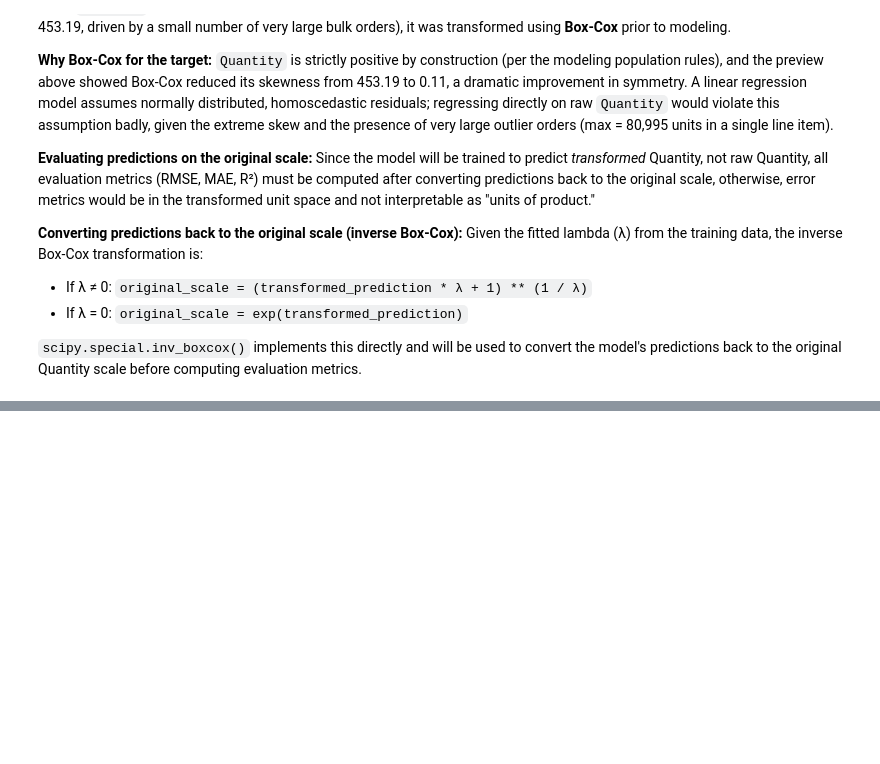
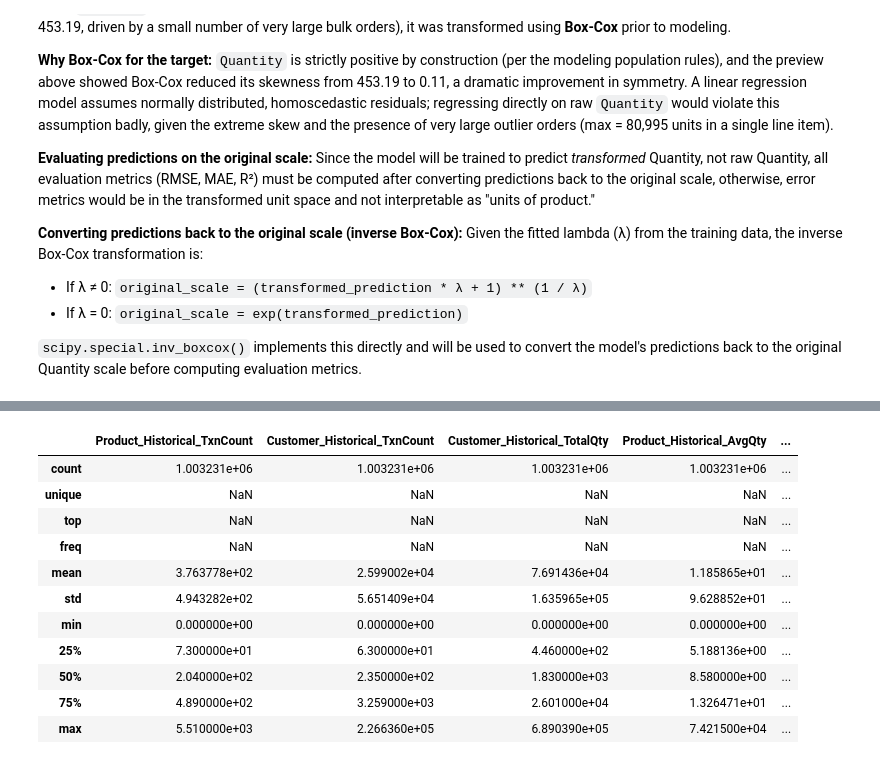
Before and after one commit to JoseAlberto88/Cleaning-Online-Retail-Data-and-Predicting-Purchase-Quantity, a Jupyter notebook: Cleaning_Data.ipynb, the cells around one changed output, grey strips where cells are left out. Saved outputs shown, nothing was run; the diff lists cells and outputs as text; code cells hidden in the pictures; blank space fills up the shorter version.

```diff
--- a/Cleaning_Data.ipynb
+++ b/Cleaning_Data.ipynb
@@ -2981,0 +2999,78 @@ computing evaluation metrics.
+# %%
+# Feature Engineering — Historical Features (No Data Leakage)
+
+# CRITICAL: sort by date first so cumulative calculations respect time order
+
+df_model_ready = df_model_ready.sort_values("InvoiceDate").reset_index(drop=True)
+
+# 1. Product transaction frequency (historical)
+# Count of PRIOR transactions for this StockCode, before the current one.
+# groupby().cumcount() naturally counts only prior rows in the group (0-indexed),
+# so it never includes the current transaction or any future one.
+
+df_model_ready["Product_Historical_TxnCount"] = df_model_ready.groupby("StockCode").cumcount()
+
+# 2. Customer transaction frequency (historical)
+# Count of PRIOR transactions for this customer, before the current one.
+
+df_model_ready["Customer_Historical_TxnCount"] = df_model_ready.groupby("Customer_ID_Filled").cumcount()
+
+# 3. Customer purchase history (cumulative quantity purchased so far, EXCLUDING current row)
+# Using cumsum() then subtracting the current row's own Quantity achieves this cleanly.
+
+df_model_ready["Customer_Cumulative_Qty_Incl"] = df_model_ready.groupby("Customer_ID_Filled")["Quantity"].cumsum()
+df_model_ready["Customer_Historical_TotalQty"] = (
+    df_model_ready["Customer_Cumulative_Qty_Incl"] - df_model_ready["Quantity"]
+)
+df_model_ready = df_model_ready.drop(columns=["Customer_Cumulative_Qty_Incl"])
+
+# 4. Product average historical quantity
+# Average Quantity for this StockCode, using ONLY prior transactions.
+# Computed as (cumulative sum of prior rows) / (count of prior rows).
+# First occurrence of any product has no history -> NaN, filled with 0
+# (no prior information available at that point in time).
+
+cum_qty_incl = df_model_ready.groupby("StockCode")["Quantity"].cumsum()
+prior_qty_sum = cum_qty_incl - df_model_ready["Quantity"]
+prior_count = df_model_ready["Product_Historical_TxnCount"]
+
+df_model_ready["Product_Historical_AvgQty"] = (prior_qty_sum / prior_count).fillna(0)
+
+# 5. Country transaction frequency (historical)
+# Count of PRIOR transactions from this country, before the current one.
+
+df_model_ready["Country_Historical_TxnCount"] = df_model_ready.groupby("Country_Grouped").cumcount()
+
+# 6. Seasonal indicator (derived from Month, already created earlier)
+# Maps calendar month to a standard meteorological season.
+
+def month_to_season(month):
+    if month in [12, 1, 2]:
+        return "Winter"
+    elif month in [3, 4, 5]:
+        return "Spring"
+    elif month in [6, 7, 8]:
+        return "Summer"
+    else:
+        return "Autumn"
+
+df_model_ready["Season"] = df_model_ready["Month"].apply(month_to_season)
+
+# Sanity check: confirm no leakage by inspecting a single product's history
+
+sample_stock = df_model_ready["StockCode"].iloc[100]
+check_df = df_model_ready[df_model_ready["StockCode"] == sample_stock][
+    ["InvoiceDate", "StockCode", "Quantity", "Product_Historical_TxnCount", "Product_Historical_AvgQty"]
+].head(10)
+
+print(f"Leakage check for StockCode = {sample_stock}:")
+display(check_df)
+
+print("\nNew engineered features summary:")
+new_features = [
+    "Product_Historical_TxnCount", "Customer_Historical_TxnCount",
+    "Customer_Historical_TotalQty", "Product_Historical_AvgQty",
+    "Country_Historical_TxnCount", "Season"
+]
+display(df_model_ready[new_features].describe(include="all"))
+# %% [output]
@@ -2981,0 +3090,12 @@ computing evaluation metrics.
+|  | Product_Historical_TxnCount | Customer_Historical_TxnCount | Customer_Historical_TotalQty | Product_Historical_AvgQty | ... |
+| count | 1.003231e+06 | 1.003231e+06 | 1.003231e+06 | 1.003231e+06 | ... |
+| unique | NaN | NaN | NaN | NaN | ... |
+| top | NaN | NaN | NaN | NaN | ... |
+| freq | NaN | NaN | NaN | NaN | ... |
+| mean | 3.763778e+02 | 2.599002e+04 | 7.691436e+04 | 1.185865e+01 | ... |
+| std | 4.943282e+02 | 5.651409e+04 | 1.635965e+05 | 9.628852e+01 | ... |
+| min | 0.000000e+00 | 0.000000e+00 | 0.000000e+00 | 0.000000e+00 | ... |
+| 25% | 7.300000e+01 | 6.300000e+01 | 4.460000e+02 | 5.188136e+00 | ... |
+| 50% | 2.040000e+02 | 2.350000e+02 | 1.830000e+03 | 8.580000e+00 | ... |
+| 75% | 4.890000e+02 | 3.259000e+03 | 2.601000e+04 | 1.326471e+01 | ... |
+| max | 5.510000e+03 | 2.266360e+05 | 6.890390e+05 | 7.421500e+04 | ... |
```
Also changed, not shown: parts of 7 cells of this notebook.
